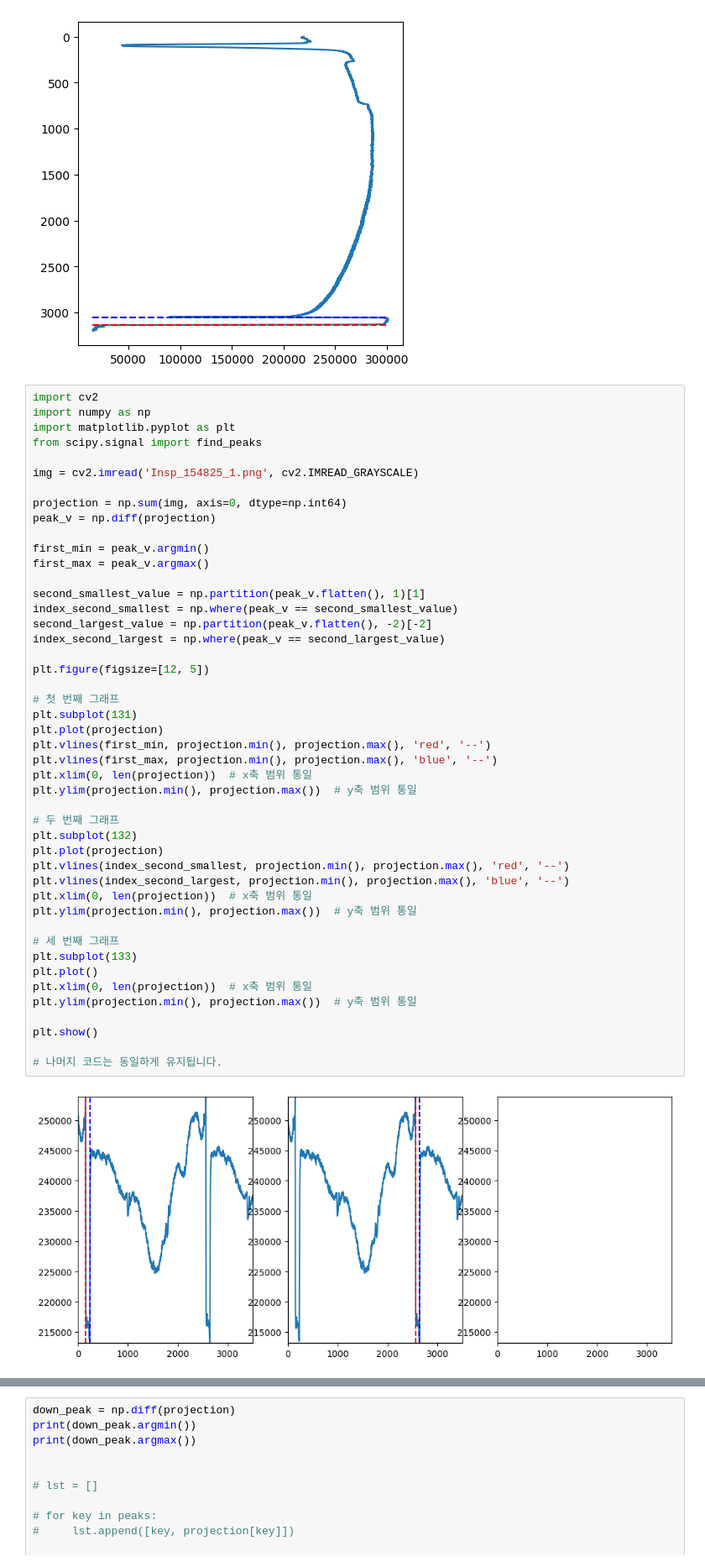
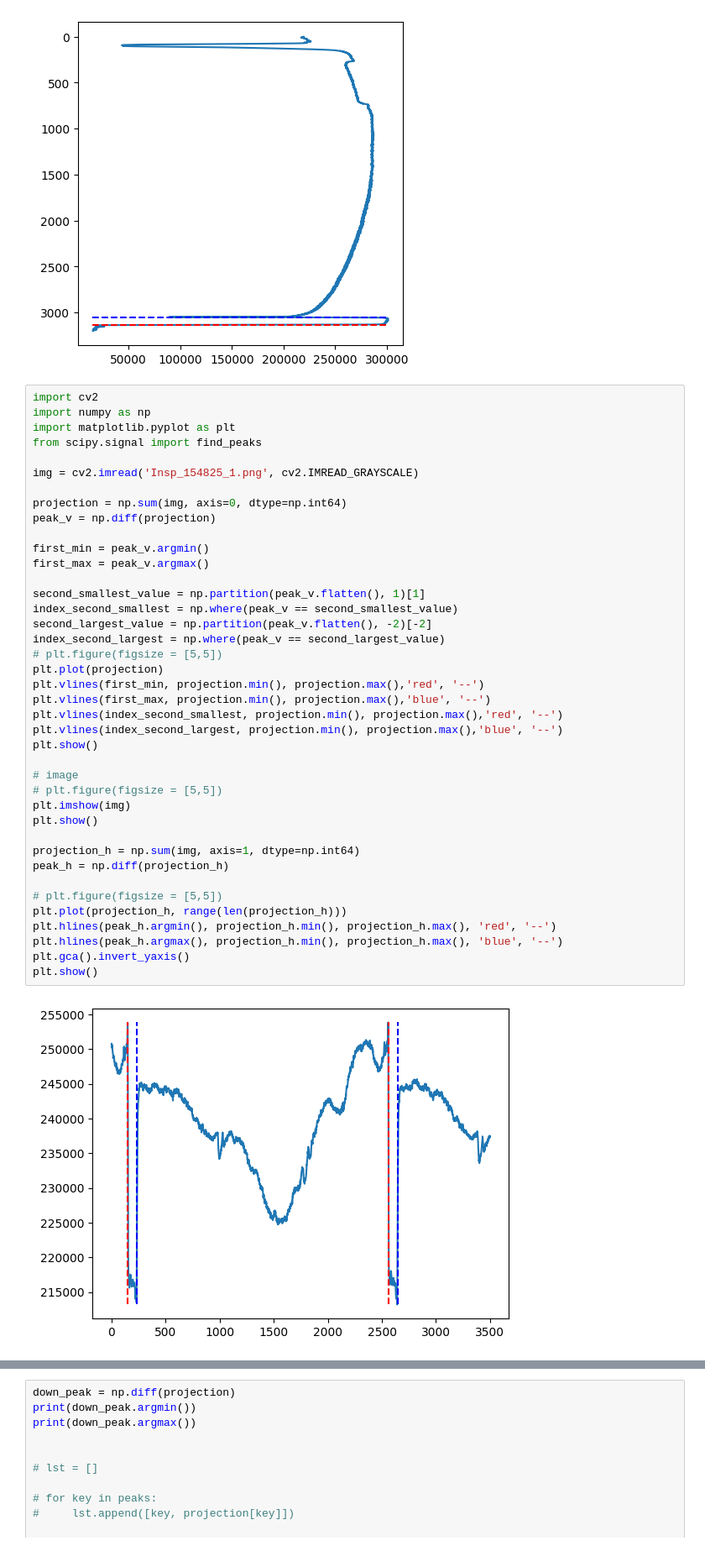
Before and after one commit to lbg030/Utils, a Jupyter notebook: image_projection.ipynb, the cells around one changed output, grey strips where cells are left out. Shown: that part at 84% size. Drawn from its saved outputs; the diff is of its cells as text.

```diff
--- a/image_projection.ipynb
+++ b/image_projection.ipynb
@@ -45,48 +45,42 @@ plt.show()
 # %%
 import cv2
 import numpy as np
 import matplotlib.pyplot as plt
 from scipy.signal import find_peaks
 
 img = cv2.imread('Insp_154825_1.png', cv2.IMREAD_GRAYSCALE)
 
 projection = np.sum(img, axis=0, dtype=np.int64)
 peak_v = np.diff(projection)
 
 first_min = peak_v.argmin()
 first_max = peak_v.argmax()
 
 second_smallest_value = np.partition(peak_v.flatten(), 1)[1]
 index_second_smallest = np.where(peak_v == second_smallest_value)
 second_largest_value = np.partition(peak_v.flatten(), -2)[-2]
 index_second_largest = np.where(peak_v == second_largest_value)
-
-plt.figure(figsize=[12, 5])
-
-# 첫 번째 그래프
-plt.subplot(131)
+# plt.figure(figsize = [5,5])
 plt.plot(projection)
-plt.vlines(first_min, projection.min(), projection.max(), 'red', '--')
-plt.vlines(first_max, projection.min(), projection.max(), 'blue', '--')
-plt.xlim(0, len(projection))  # x축 범위 통일
-plt.ylim(projection.min(), projection.max())  # y축 범위 통일
-
-# 두 번째 그래프
-plt.subplot(132)
-plt.plot(projection)
-plt.vlines(index_second_smallest, projection.min(), projection.max(), 'red', '--')
-plt.vlines(index_second_largest, projection.min(), projection.max(), 'blue', '--')
-plt.xlim(0, len(projection))  # x축 범위 통일
-plt.ylim(projection.min(), projection.max())  # y축 범위 통일
-
-# 세 번째 그래프
-plt.subplot(133)
-plt.plot()
-plt.xlim(0, len(projection))  # x축 범위 통일
-plt.ylim(projection.min(), projection.max())  # y축 범위 통일
-
+plt.vlines(first_min, projection.min(), projection.max(),'red', '--')
+plt.vlines(first_max, projection.min(), projection.max(),'blue', '--')
+plt.vlines(index_second_smallest, projection.min(), projection.max(),'red', '--')
+plt.vlines(index_second_largest, projection.min(), projection.max(),'blue', '--')
 plt.show()
 
-# 나머지 코드는 동일하게 유지됩니다.
+# image
+# plt.figure(figsize = [5,5])
+plt.imshow(img)
+plt.show()
+
+projection_h = np.sum(img, axis=1, dtype=np.int64)
+peak_h = np.diff(projection_h)
+
+# plt.figure(figsize = [5,5])
+plt.plot(projection_h, range(len(projection_h)))
+plt.hlines(peak_h.argmin(), projection_h.min(), projection_h.max(), 'red', '--')
+plt.hlines(peak_h.argmax(), projection_h.min(), projection_h.max(), 'blue', '--')
+plt.gca().invert_yaxis()
+plt.show()
 # %% [output]
-[figure, old version]
+[figure, new version]
```
Also changed, not shown: parts of 1 cell of this notebook.
